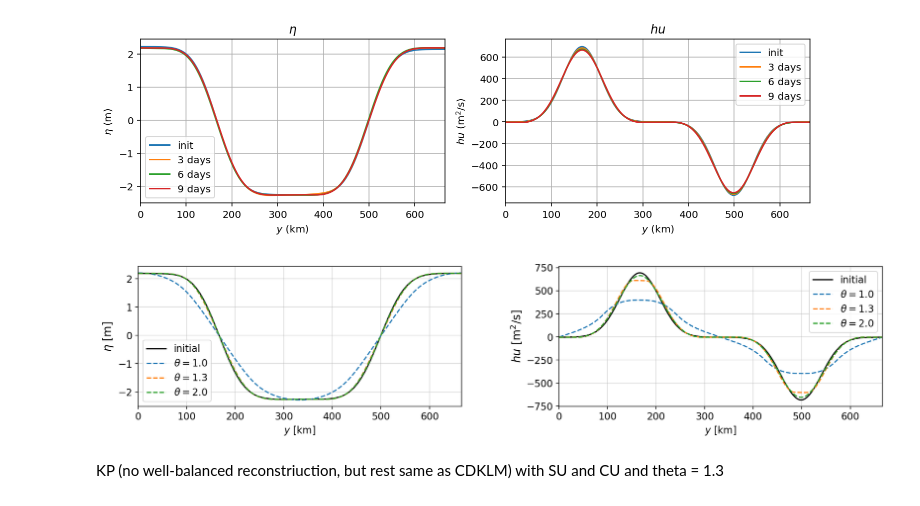
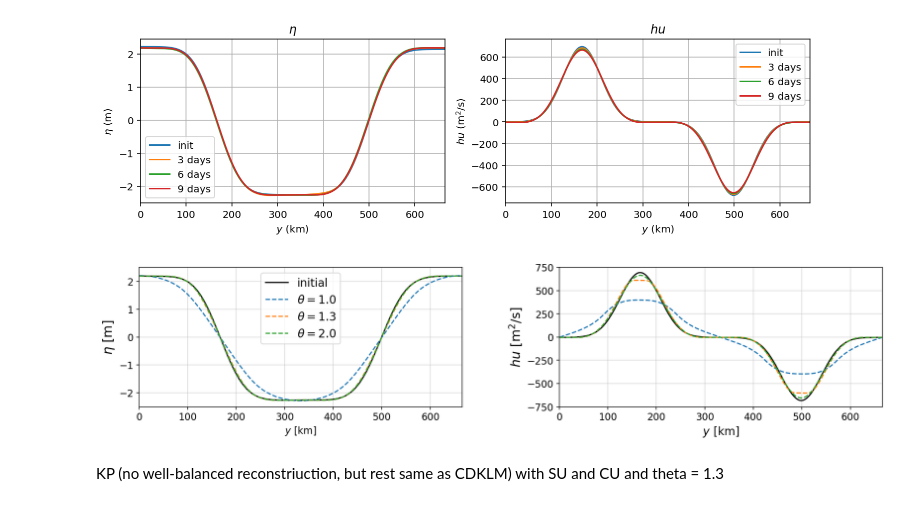
Before and after one commit to sintefmath/havvarsel-flux-investigations, a Jupyter notebook: DoubleJet.ipynb, the cells around one changed output. Cells and saved outputs as stored; diff of their text form; code cells hidden in the pictures.

Commit message:
Adjustments in plots

```diff
--- a/DoubleJet.ipynb
+++ b/DoubleJet.ipynb
@@ -313,39 +313,41 @@ fig, axs = plt.subplots(1,2, figsize=(16,3))
 axs[0].plot(y, crossec_eta,  label="initial", c="black")
 axs[0].plot(y, crossec_eta1, label="$\\theta="+str(cu_sim1.theta)+"$", c="C0", ls="--")
 axs[0].plot(y, crossec_eta2, label="$\\theta="+str(cu_sim2.theta)+"$", c="C1", ls="--")
 axs[0].plot(y, crossec_eta3, label="$\\theta="+str(cu_sim3.theta)+"$", c="C2", ls="--")
 axs[0].grid(alpha=0.5)
 axs[0].set_xlabel('$y$ [km]', fontsize=12)
-axs[0].set_ylabel('$\eta$ [m]', fontsize=14)
-axs[0].legend(fontsize=12, loc=3)
+axs[0].set_ylabel('$\eta$ [m]', fontsize=16)
+axs[0].legend(fontsize=14, loc=9)
 axs[0].tick_params(axis='both', which='major', labelsize=12)
+axs[0].set_ylim([-2.5, 2.5])
 
 axs[1].plot(y, crossec_hu,  label="initial", c="black")
 axs[1].plot(y, crossec_hu1, label="$\\theta="+str(cu_sim1.theta)+"$", c="C0", ls="--")
 axs[1].plot(y, crossec_hu2, label="$\\theta="+str(cu_sim2.theta)+"$", c="C1", ls="--")
 axs[1].plot(y, crossec_hu3, label="$\\theta="+str(cu_sim3.theta)+"$", c="C2", ls="--")
 axs[1].grid(alpha=0.5)
 axs[1].tick_params(axis='both', which='major', labelsize=12)
-axs[1].set_xlabel('$y$ [km]', fontsize=12)
-axs[1].set_ylabel('$hu$ [m$^2$/s]', fontsize=14)
-axs[1].legend(fontsize=12, loc=1)
+axs[1].set_xlabel('$y$ [km]', fontsize=14)
+axs[1].set_ylabel('$hu$ [m$^2$/s]', fontsize=16)
+axs[1].set_ylim([-750, 750])
+# axs[1].legend(fontsize=12, loc=1)
 
 
 for i in range(2):
     axs[i].set_xlim([0,ny*dy/1000])
 
 plt.subplots_adjust(left=0.1,
                     bottom=0.1,
                     right=0.9,
                     top=0.9,
                     wspace=0.3,
                     hspace=0.4)
 
 
 os.makedirs("figs", exist_ok=True)
 plt.savefig("figs/doublejet_theta.pdf")
 # %% [output]
-[figure, old version]
+[figure, new version]
 # %% [markdown]
 KP (no well-balanced reconstriuction, but rest same as CDKLM) with SU and CU and theta = 1.3
 # %%
```
Also changed, not shown: parts of 4 cells of this notebook, 3 other files.
